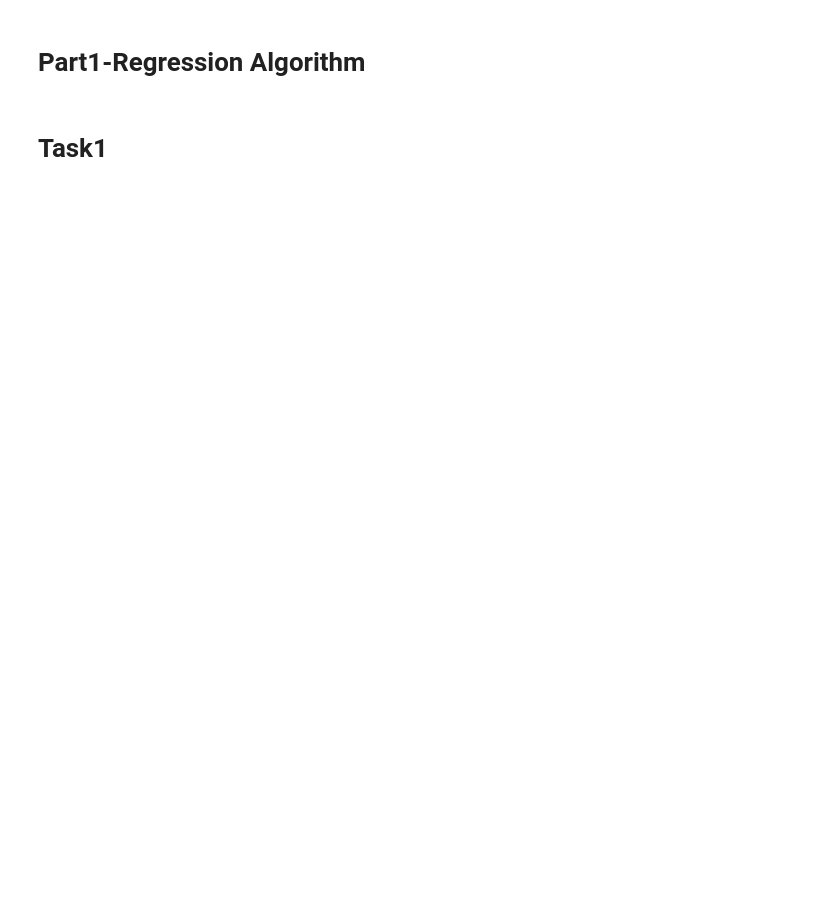
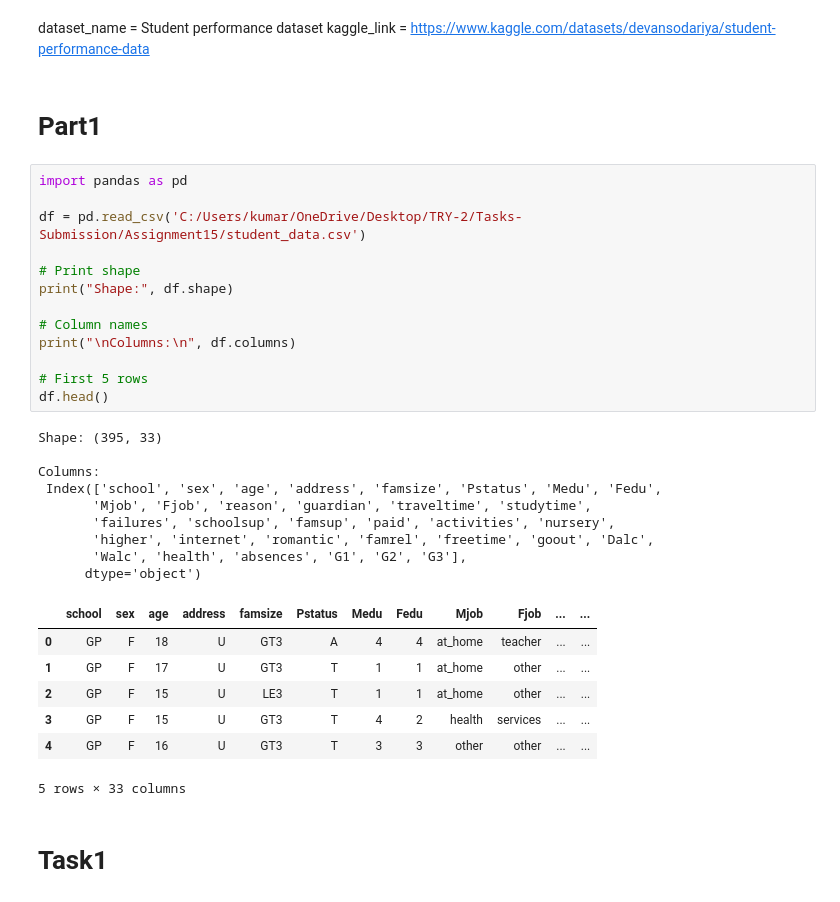
Before and after one commit to ash-iiiiish/Tasks-Submission, a Jupyter notebook: Assignment15/A15 Core Algorithms.ipynb, the cells around one changed output. Saved outputs shown, nothing was run; the diff lists cells and outputs as text; blank space fills up the shorter version.

```diff
--- a/Assignment15/A15 Core Algorithms.ipynb
+++ b/Assignment15/A15 Core Algorithms.ipynb
@@ -1,5 +1,38 @@
+# %% [markdown]
+dataset_name = Student performance dataset
+kaggle_link = https://www.kaggle.com/datasets/devansodariya/student-performance-data
 # %% [markdown]
-# Part1-Regression Algorithm
+# Part1
+# %%
+import pandas as pd
+
+df = pd.read_csv('C:/Users/kumar/OneDrive/Desktop/TRY-2/Tasks-Submission/Assignment15/student_data.csv')
+
+# Print shape
+print("Shape:", df.shape)
+
+# Column names
+print("\nColumns:\n", df.columns)
+
+# First 5 rows
+df.head()
+# %% [output]
+Shape: (395, 33)
+
+Columns:
+ Index(['school', 'sex', 'age', 'address', 'famsize', 'Pstatus', 'Medu', 'Fedu',
+       'Mjob', 'Fjob', 'reason', 'guardian', 'traveltime', 'studytime',
+       'failures', 'schoolsup', 'famsup', 'paid', 'activities', 'nursery',
+       'higher', 'internet', 'romantic', 'famrel', 'freetime', 'goout', 'Dalc',
+       'Walc', 'health', 'absences', 'G1', 'G2', 'G3'],
+      dtype='object')
+|  | school | sex | age | address | famsize | Pstatus | Medu | Fedu | Mjob | Fjob | ... | ... |
+| 0 | GP | F | 18 | U | GT3 | A | 4 | 4 | at_home | teacher | ... | ... |
+| 1 | GP | F | 17 | U | GT3 | T | 1 | 1 | at_home | other | ... | ... |
+| 2 | GP | F | 15 | U | LE3 | T | 1 | 1 | at_home | other | ... | ... |
+| 3 | GP | F | 15 | U | GT3 | T | 4 | 2 | health | services | ... | ... |
+| 4 | GP | F | 16 | U | GT3 | T | 3 | 3 | other | other | ... | ... |
+5 rows × 33 columns
 # %% [markdown]
 # Task1
 # %%
```
Also changed, not shown: parts of 20 cells of this notebook, 5 other files.
